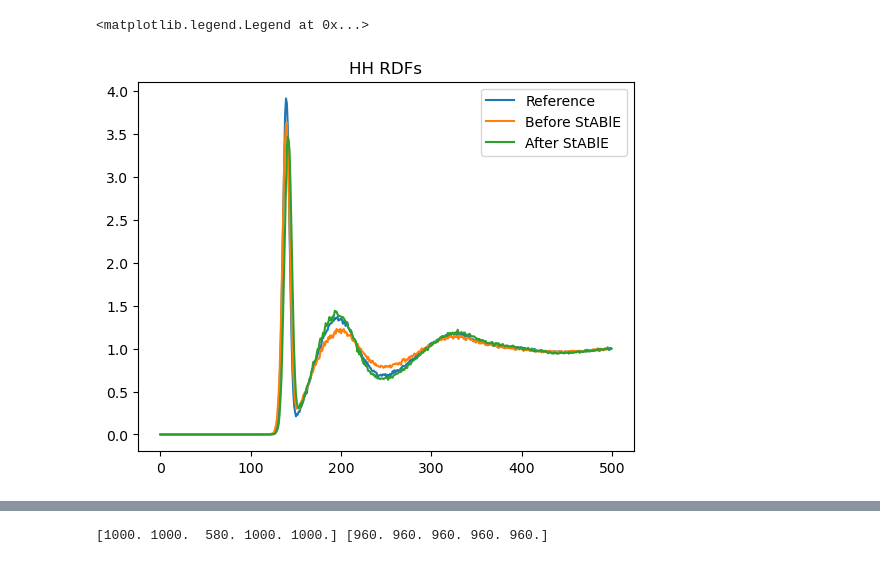
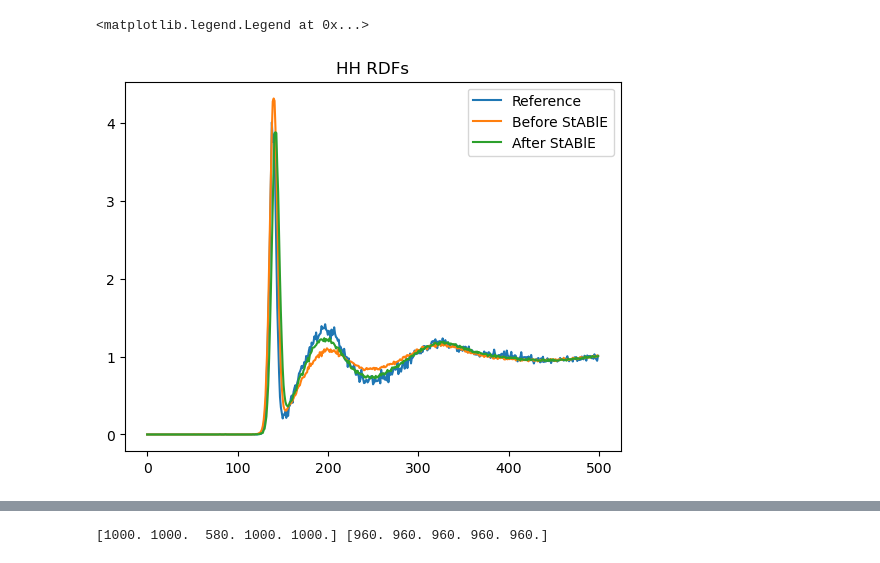
Before and after one commit to jeevster/implicit-md, a Jupyter notebook: Untitled.ipynb, the cells around one changed output, grey strips where cells are left out. Drawn from its saved outputs; the diff is of its cells as text; code cells hidden in the pictures.

```diff
--- a/Untitled.ipynb
+++ b/Untitled.ipynb
@@ -38,8 +38,8 @@ def create_frame(step, position, velocity):
     s.bonds.group = bonds
     return s
 
-pre_dir = "/home/sanjeevr/implicit-md/results_water_localneighborhoods/IMPLICIT_gemnet_t_water_TEST_pbcfix_lr=0.003_efweight=0/inference/pre_pbcfix"
-post_dir = "/home/sanjeevr/implicit-md/results_water_localneighborhoods/IMPLICIT_gemnet_t_water_TEST_pbcfix_lr=0.003_efweight=0/inference/post_cycle1_pbcfix"
+pre_dir = "/home/sanjeevr/implicit-md/results_water_localneighborhoods/IMPLICIT_gemnet_t_water_TEST_pbcfix_lr=0.003_efweight=0/inference/pre_pbcfix_long_copy2"
+post_dir = "/home/sanjeevr/implicit-md/results_water_localneighborhoods/IMPLICIT_gemnet_t_water_TEST_pbcfix_lr=0.003_efweight=0/inference/post_cycle1_pbcfix_long_copy"
 
 # positions_pre = np.load(os.path.join(pre_dir, "full_traj.npy"))[:, 0].reshape(-1, 192, 3)
 # positions_post = np.load(os.path.join(post_dir, "full_traj.npy"))[:, 0].reshape(-1, 192, 3)
@@ -53,23 +53,23 @@ post_dir = "/home/sanjeevr/implicit-md/results_water_localneighborhoods/IMPLICIT
 # %%
 import matplotlib.pyplot as plt
 # stable_replicas = np.load(os.path.join(dir, "replicas_stable_time.npy"))
 gt_hh_rdf = np.load(os.path.join(pre_dir, "gt_HH_rdf.npy"))
 gt_ho_rdf = np.load(os.path.join(pre_dir, "gt_HO_rdf.npy"))
 gt_oo_rdf = np.load(os.path.join(pre_dir, "gt_OO_rdf.npy"))
 
-pred_hh_rdf_pre = np.load(os.path.join(pre_dir, "final_HH_rdfs.npy"))[0]
-pred_hh_rdf_post = np.load(os.path.join(post_dir, "final_HH_rdfs.npy"))[0]
+pred_hh_rdf_pre = np.load(os.path.join(pre_dir, "final_HH_rdfs.npy"))[2]
+pred_hh_rdf_post = np.load(os.path.join(post_dir, "final_HH_rdfs.npy"))[2]
 
 plt.figure()
 plt.plot(gt_hh_rdf, label = "Reference")
 plt.plot(pred_hh_rdf_pre, label = "Before StABlE")
 plt.plot(pred_hh_rdf_post, label = "After StABlE")
 plt.title("HH RDFs")
 # plt.ylim(0, 6)
 plt.legend()
 # %% [output]
 <matplotlib.legend.Legend at 0x...>
-[figure, old version]
+[figure, new version]
 # %%
 import matplotlib.pyplot as plt
 gt_diff = np.load(os.path.join(pre_dir, "gt_diffusivity.npy"))
```
Also changed, not shown: parts of 1 cell of this notebook, 3 other files.
